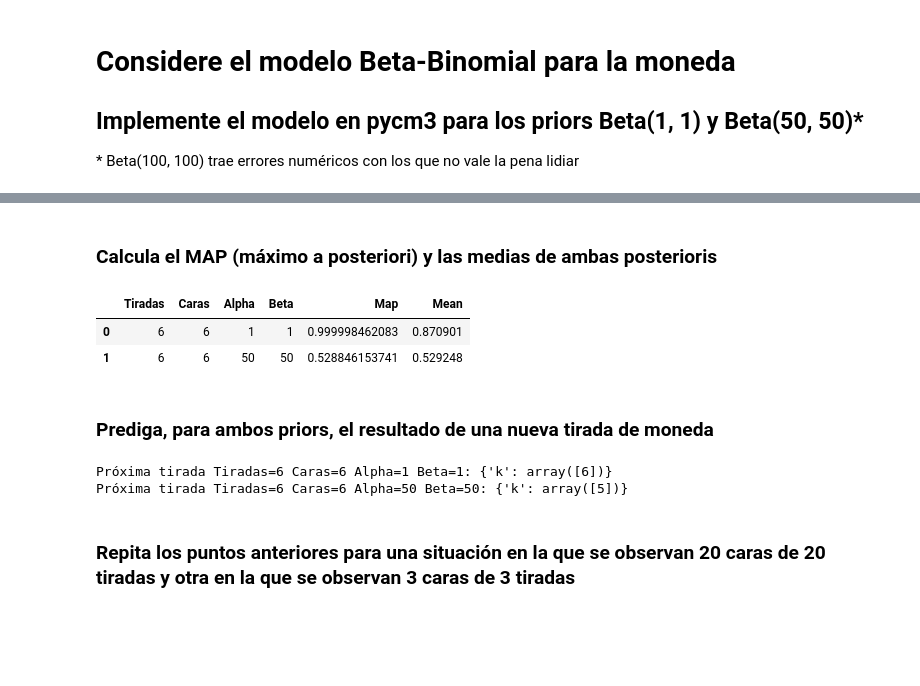
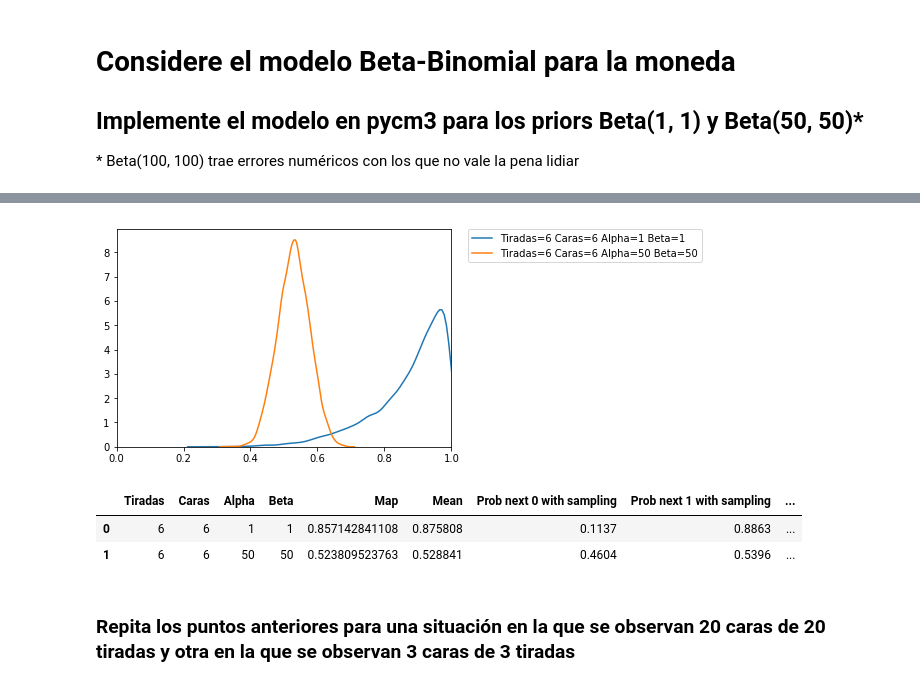
Before and after one commit to santiago-mb/data-science, a Jupyter notebook: wip/tp5/tp5.ipynb, the cells around one changed output, grey strips where cells are left out. Saved outputs shown, nothing was run; the diff lists cells and outputs as text; code cells hidden in the pictures; blank space fills up the shorter version.

```diff
--- a/wip/tp5/tp5.ipynb
+++ b/wip/tp5/tp5.ipynb
@@ -11,6 +13,14 @@ import collections
 ## Implemente el modelo en pycm3 para los priors Beta(1, 1) y Beta(50, 50)\*
 
 \* Beta(100, 100) trae errores numéricos con los que no vale la pena lidiar
+# %%
+num_samples = 10000.0
+def trace_beta(alpha, beta):
+    model = pm.Model()
+    with model:
+        theta = pm.Beta('theta', alpha = alpha, beta = beta)
+        trace = pm.sample(num_samples)
+    return trace
 # %%
 def foo(n, k_observed, alpha, beta):
     model = pm.Model()
@@ -58,28 +62,40 @@ plt.show()
-# %% [markdown]
-### Calcula el MAP (máximo a posteriori) y las medias de ambas posterioris
-# %%
-od = collections.OrderedDict()
-od['Tiradas'] = pd.Series([6, 6])
-od['Caras'] = pd.Series([6, 6])
-od['Alpha'] = pd.Series([1, 50])
-od['Beta'] = pd.Series([1, 50])
-od['Map'] = pd.Series([model_map_6611, model_map_665050])
-od['Mean'] = pd.Series([pm.df_summary(trace_6611)['mean']['theta'], pm.df_summary(trace_665050)['mean']['theta']])
-df = pd.DataFrame(od)
-
-display(df)
-# %% [output]
-|  | Tiradas | Caras | Alpha | Beta | Map | Mean |
-| 0 | 6 | 6 | 1 | 1 | 0.999998462083 | 0.870901 |
-| 1 | 6 | 6 | 50 | 50 | 0.528846153741 | 0.529248 |
-# %% [markdown]
-### Prediga, para ambos priors, el resultado de una nueva tirada de moneda
-# %%
-print 'Próxima tirada Tiradas=6 Caras=6 Alpha=1 Beta=1:', post_pred_6611
-print 'Próxima tirada Tiradas=6 Caras=6 Alpha=50 Beta=50:', post_pred_665050
-# %% [output]
-Próxima tirada Tiradas=6 Caras=6 Alpha=1 Beta=1: {'k': array([6])}
-Próxima tirada Tiradas=6 Caras=6 Alpha=50 Beta=50: {'k': array([5])}
+# %%
+ax = sns.kdeplot(trace_6611['theta'], label = 'Tiradas=6 Caras=6 Alpha=1 Beta=1')
+ax.set_xlim([0, 1])
+
+ax = sns.kdeplot(trace_665050['theta'], label = 'Tiradas=6 Caras=6 Alpha=50 Beta=50')
+ax.set_xlim([0, 1])
+
+plt.legend(bbox_to_anchor=(1.05, 1), loc=2, borderaxespad=0.)
+plt.show()
+
+probs_6611 = map(lambda x: x / num_samples, np.bincount(trace_6611['k_tilde']))
+probs_665050 = map(lambda x: x / num_samples, np.bincount(trace_665050['k_tilde']))
+
+probs_6611.append(bar(trace_6611['theta'], 0))
+probs_6611.append(1 - probs_6611[-1])
+probs_665050.append(bar(trace_665050['theta'], 0))
+probs_665050.append(1 - probs_665050[-1])
+
+od = collections.OrderedDict()
+od['Tiradas'] = pd.Series([6, 6])
+od['Caras'] = pd.Series([6, 6])
+od['Alpha'] = pd.Series([1, 50])
+od['Beta'] = pd.Series([1, 50])
+od['Map'] = pd.Series([model_map_6611, model_map_665050])
+od['Mean'] = pd.Series([pm.df_summary(trace_6611)['mean']['theta'], pm.df_summary(trace_665050)['mean']['theta']])
+od['Prob next 0 with sampling'] = pd.Series([probs_6611[0], probs_665050[0]])
+od['Prob next 1 with sampling'] = pd.Series([probs_6611[1], probs_665050[1]])
+od['Prob next 0 with distribution'] = pd.Series([probs_6611[2], probs_665050[2]])
+od['Prob next 1 with distribution'] = pd.Series([probs_6611[3], probs_665050[3]])
+df = pd.DataFrame(od)
+
+display(df)
+# %% [output]
+[figure, added]
+|  | Tiradas | Caras | Alpha | Beta | Map | Mean | Prob next 0 with sampling | Prob next 1 with sampling | ... |
+| 0 | 6 | 6 | 1 | 1 | 0.857142841108 | 0.875808 | 0.1137 | 0.8863 | ... |
+| 1 | 6 | 6 | 50 | 50 | 0.523809523763 | 0.528841 | 0.4604 | 0.5396 | ... |
 # %% [markdown]
 ### Repita los puntos anteriores para una situación en la que se observan 20 caras de 20 tiradas y otra en la que se observan 3 caras de 3 tiradas
 # %%
```
Also changed, not shown: parts of 7 cells of this notebook.
